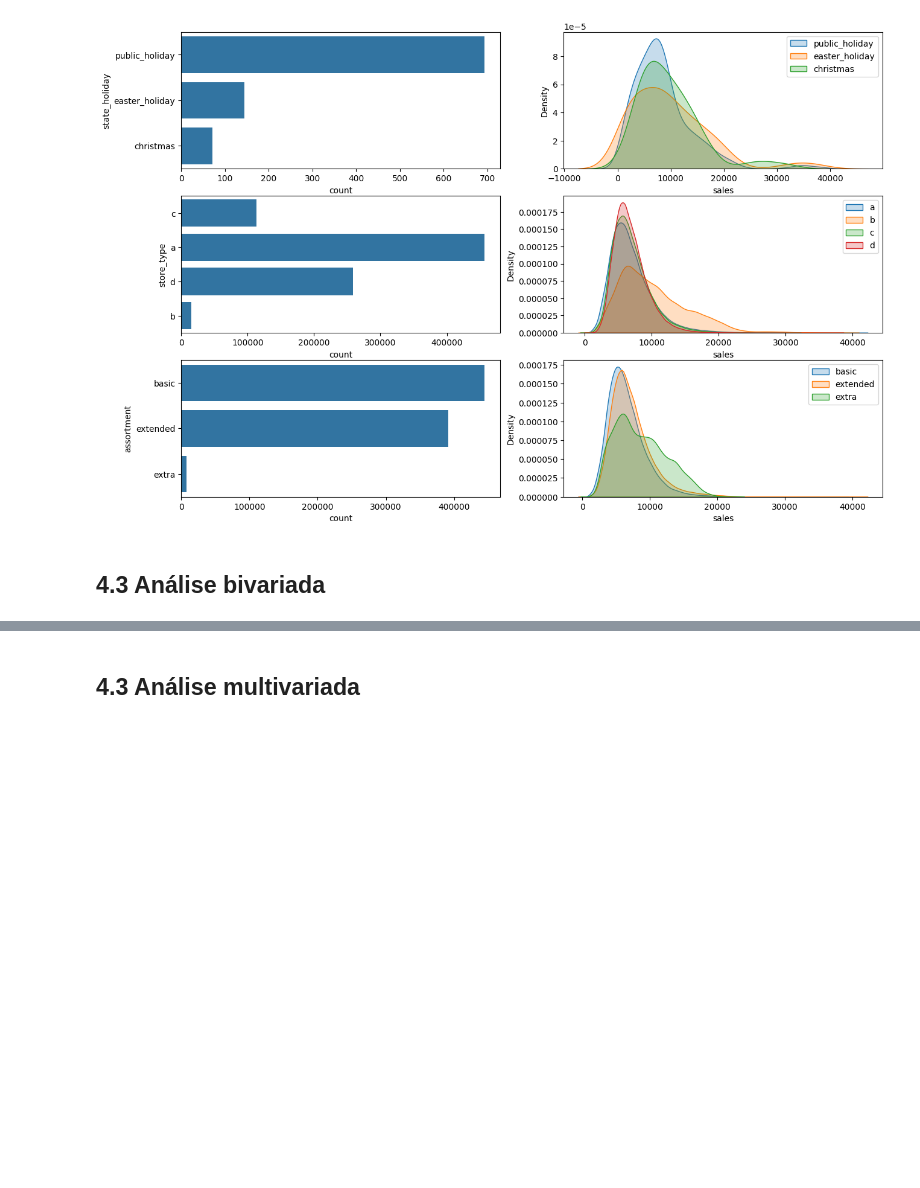
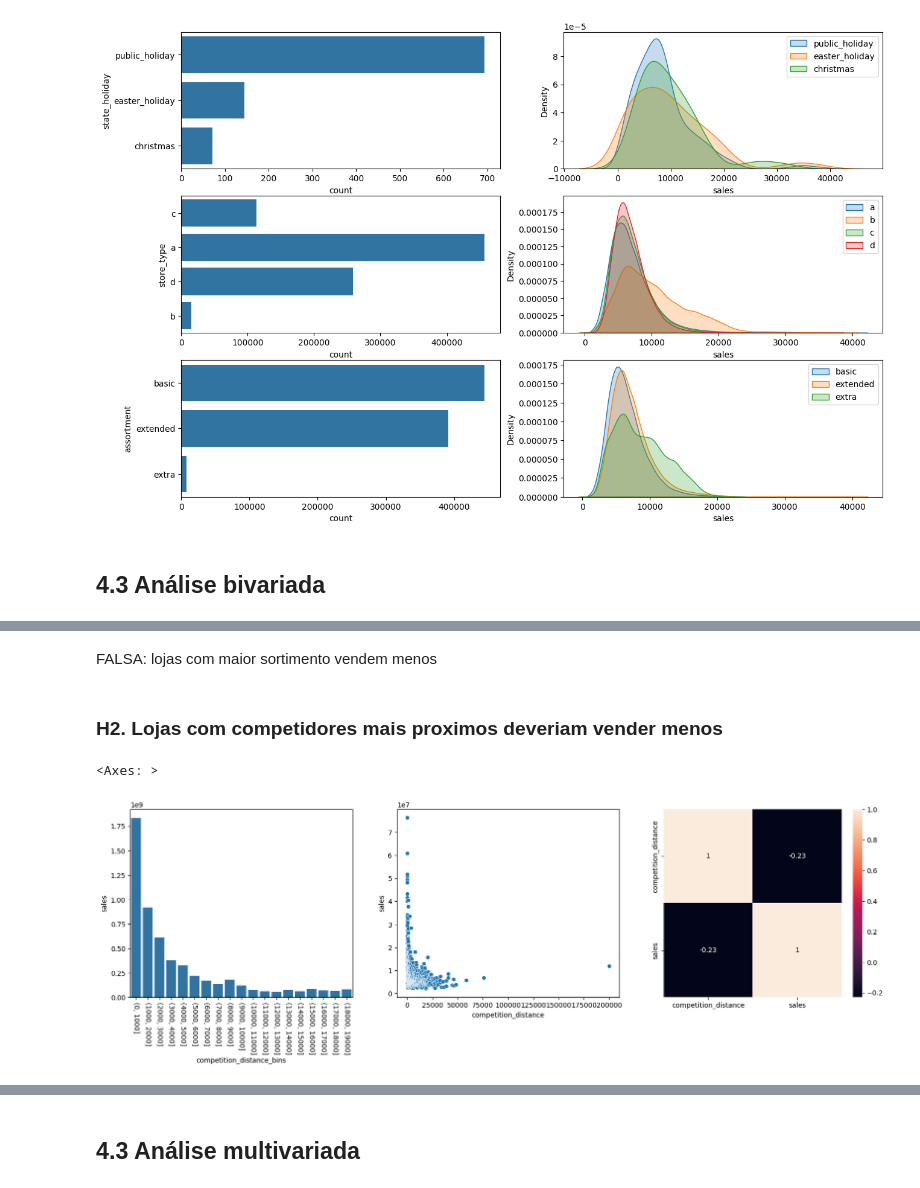
Before and after one commit to juanzimmer/ds_prod_resumo, a Jupyter notebook: notebook.ipynb, the cells around one changed output, grey strips where cells are left out. Cells and saved outputs as stored; diff of their text form; code cells hidden in the pictures; blank space fills up the shorter version.

```diff
--- a/notebook.ipynb
+++ b/notebook.ipynb
@@ -513,0 +539,29 @@ plt.legend()
+# %% [markdown]
+FALSA: lojas com maior sortimento vendem menos
+# %% [markdown]
+### H2. Lojas com competidores mais proximos deveriam vender menos
+# %%
+plt.figure(figsize=(20, 5))
+
+plt.subplot(1, 3, 1)
+aux = df4[['competition_distance', 'sales']].groupby('competition_distance').sum().reset_index()
+# definindo bins range(inicio, final, step)
+bins = list(np.arange(0, 20000, 1000))
+# coluna com bins
+aux['competition_distance_bins'] = pd.cut(aux['competition_distance'], bins=bins)
+# agrupando pelo bins
+aux = aux[['competition_distance_bins', 'sales']].groupby('competition_distance_bins').sum().reset_index()
+# plotando
+sns.barplot(data = aux, x = 'competition_distance_bins', y = 'sales')
+plt.xticks(rotation=-90)
+
+plt.subplot(1, 3, 2)
+aux = df4[['competition_distance', 'sales']].groupby('competition_distance').sum().reset_index()
+sns.scatterplot(data = aux, x = 'competition_distance', y = 'sales')
+
+plt.subplot(1, 3, 3)
+aux = df4[['competition_distance', 'sales']].groupby('competition_distance').sum().reset_index()
+sns.heatmap(aux.corr(method='pearson'), annot=True)
+# %% [output]
+<Axes: >
+[figure, added]
```
Also changed, not shown: parts of 9 cells of this notebook.
